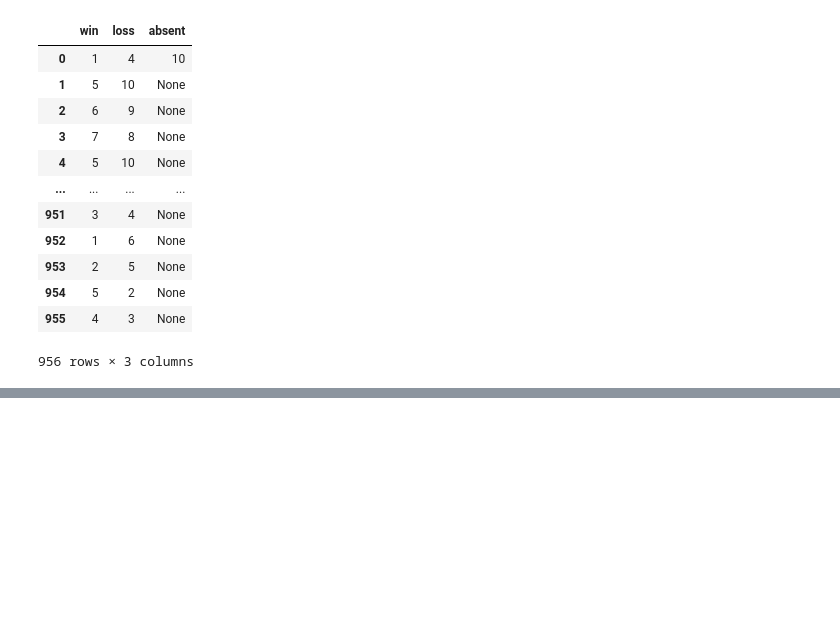
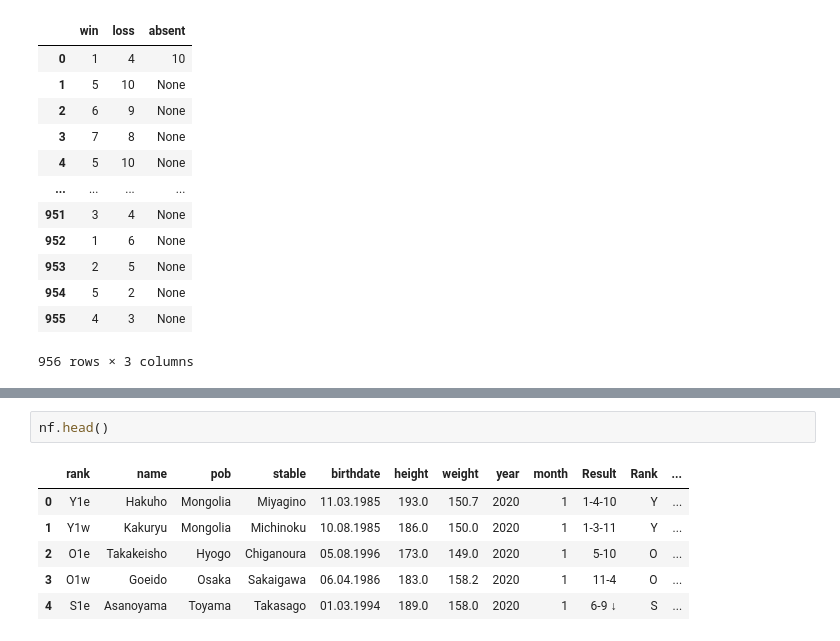
Before and after one commit to Nathaniel-insight/sumo_banzuke, a Jupyter notebook: process_data.ipynb, the cells around one changed output, grey strips where cells are left out. Saved outputs shown, nothing was run; the diff lists cells and outputs as text; blank space fills up the shorter version.

```diff
--- a/process_data.ipynb
+++ b/process_data.ipynb
@@ -156,0 +194,9 @@ clean_ht_result(ht_new)
+# %%
+nf.head()
+# %% [output]
+|  | rank | name | pob | stable | birthdate | height | weight | year | month | Result | Rank | ... |
+| 0 | Y1e | Hakuho | Mongolia | Miyagino | 11.03.1985 | 193.0 | 150.7 | 2020 | 1 | 1-4-10 | Y | ... |
+| 1 | Y1w | Kakuryu | Mongolia | Michinoku | 10.08.1985 | 186.0 | 150.0 | 2020 | 1 | 1-3-11 | Y | ... |
+| 2 | O1e | Takakeisho | Hyogo | Chiganoura | 05.08.1996 | 173.0 | 149.0 | 2020 | 1 | 5-10 | O | ... |
+| 3 | O1w | Goeido | Osaka | Sakaigawa | 06.04.1986 | 183.0 | 158.2 | 2020 | 1 | 11-4 | O | ... |
+| 4 | S1e | Asanoyama | Toyama | Takasago | 01.03.1994 | 189.0 | 158.0 | 2020 | 1 | 6-9 ↓ | S | ... |
```
Also changed, not shown: parts of 7 cells of this notebook, 1 other file.
